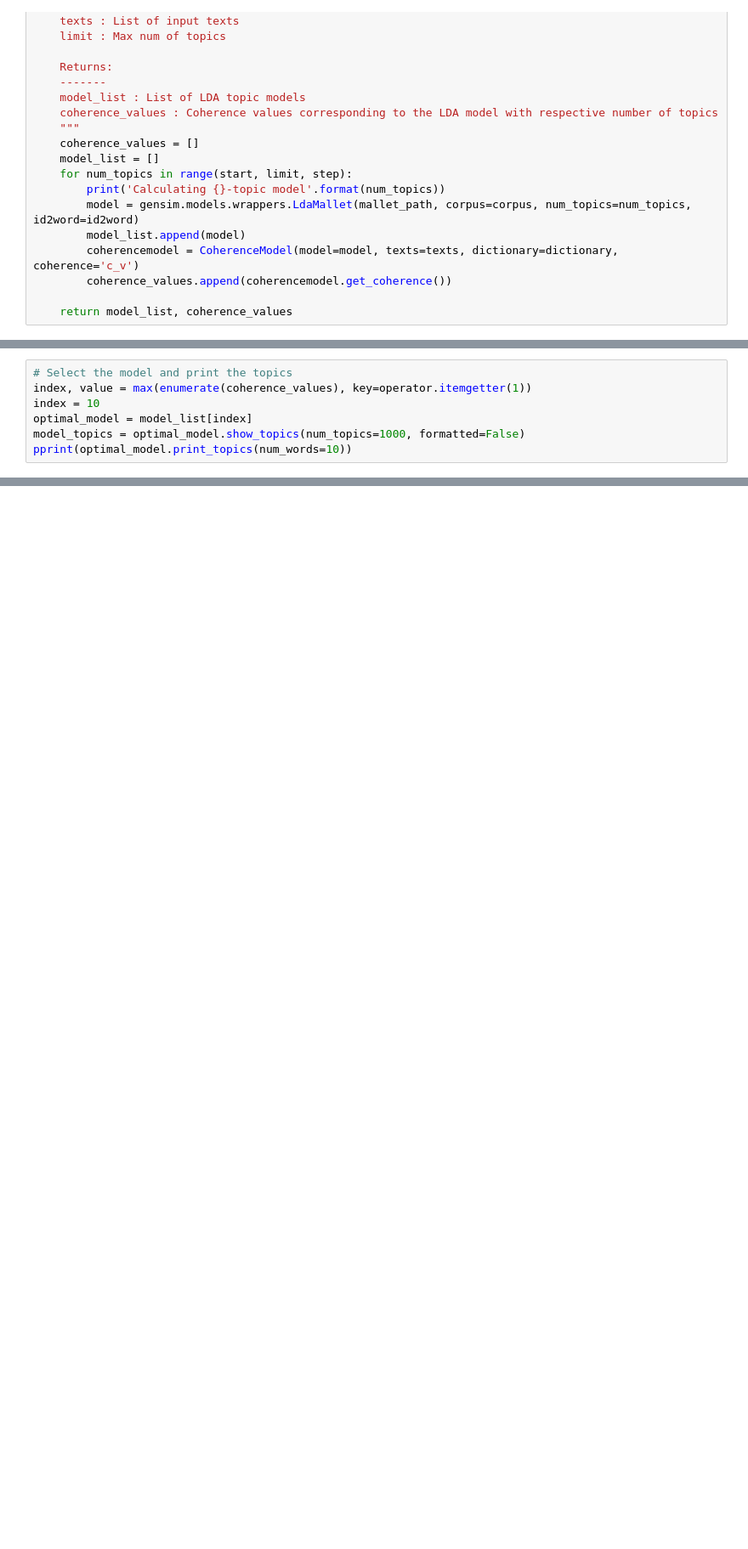
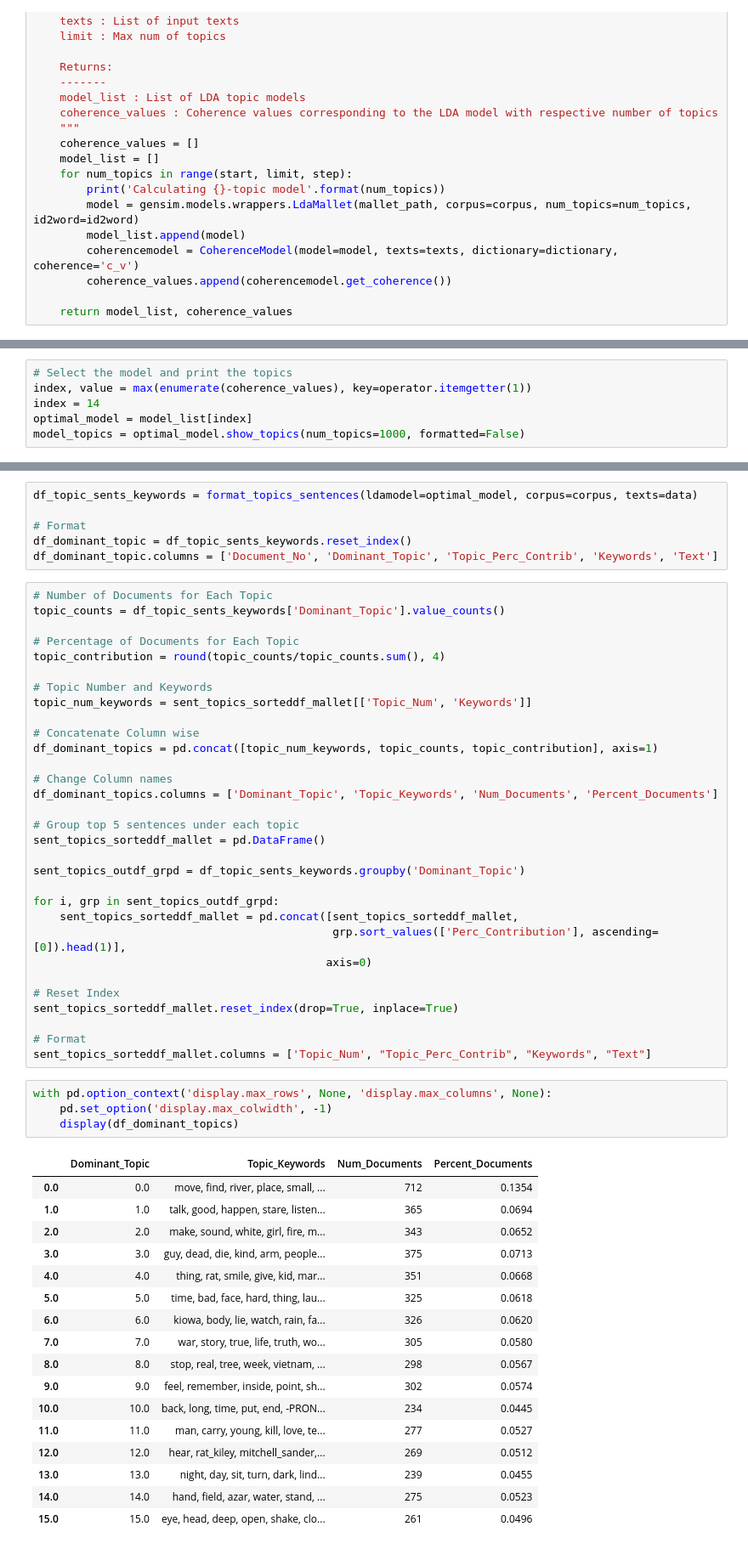
Before and after one commit to forensx/tttc_topicanalysis, a Jupyter notebook: GuidedLDA_Prep/TestBook.ipynb, the cells around one changed output, grey strips where cells are left out. Shown at 85% size. Drawn from its saved outputs; the diff is of its cells as text; blank space fills up the shorter version.

Commit message:
working model

```diff
--- a/GuidedLDA_Prep/TestBook.ipynb
+++ b/GuidedLDA_Prep/TestBook.ipynb
@@ -277,7 +329,6 @@ NameError: name 'coherence_values' is not defined
 # %%
 # Select the model and print the topics
 index, value = max(enumerate(coherence_values), key=operator.itemgetter(1))
-index = 10
+index = 14
 optimal_model = model_list[index]
 model_topics = optimal_model.show_topics(num_topics=1000, formatted=False)
-pprint(optimal_model.print_topics(num_words=10))
@@ -283,0 +473,59 @@ pprint(optimal_model.print_topics(num_words=10))
+# %%
+df_topic_sents_keywords = format_topics_sentences(ldamodel=optimal_model, corpus=corpus, texts=data)
+
+# Format
+df_dominant_topic = df_topic_sents_keywords.reset_index()
+df_dominant_topic.columns = ['Document_No', 'Dominant_Topic', 'Topic_Perc_Contrib', 'Keywords', 'Text']
+# %%
+# Number of Documents for Each Topic
+topic_counts = df_topic_sents_keywords['Dominant_Topic'].value_counts()
+
+# Percentage of Documents for Each Topic
+topic_contribution = round(topic_counts/topic_counts.sum(), 4)
+
+# Topic Number and Keywords
+topic_num_keywords = sent_topics_sorteddf_mallet[['Topic_Num', 'Keywords']]
+
+# Concatenate Column wise
+df_dominant_topics = pd.concat([topic_num_keywords, topic_counts, topic_contribution], axis=1)
+
+# Change Column names
+df_dominant_topics.columns = ['Dominant_Topic', 'Topic_Keywords', 'Num_Documents', 'Percent_Documents']
+
+# Group top 5 sentences under each topic
+sent_topics_sorteddf_mallet = pd.DataFrame()
+
+sent_topics_outdf_grpd = df_topic_sents_keywords.groupby('Dominant_Topic')
+
+for i, grp in sent_topics_outdf_grpd:
+    sent_topics_sorteddf_mallet = pd.concat([sent_topics_sorteddf_mallet,
+                                             grp.sort_values(['Perc_Contribution'], ascending=[0]).head(1)],
+                                            axis=0)
+
+# Reset Index
+sent_topics_sorteddf_mallet.reset_index(drop=True, inplace=True)
+
+# Format
+sent_topics_sorteddf_mallet.columns = ['Topic_Num', "Topic_Perc_Contrib", "Keywords", "Text"]
+# %%
+with pd.option_context('display.max_rows', None, 'display.max_columns', None):
+    pd.set_option('display.max_colwidth', -1)
+    display(df_dominant_topics)
+# %% [output]
+|  | Dominant_Topic | Topic_Keywords | Num_Documents | Percent_Documents |
+| 0.0 | 0.0 | move, find, river, place, small, ... | 712 | 0.1354 |
+| 1.0 | 1.0 | talk, good, happen, stare, listen... | 365 | 0.0694 |
+| 2.0 | 2.0 | make, sound, white, girl, fire, m... | 343 | 0.0652 |
+| 3.0 | 3.0 | guy, dead, die, kind, arm, people... | 375 | 0.0713 |
+| 4.0 | 4.0 | thing, rat, smile, give, kid, mar... | 351 | 0.0668 |
+| 5.0 | 5.0 | time, bad, face, hard, thing, lau... | 325 | 0.0618 |
+| 6.0 | 6.0 | kiowa, body, lie, watch, rain, fa... | 326 | 0.0620 |
+| 7.0 | 7.0 | war, story, true, life, truth, wo... | 305 | 0.0580 |
+| 8.0 | 8.0 | stop, real, tree, week, vietnam, ... | 298 | 0.0567 |
+| 9.0 | 9.0 | feel, remember, inside, point, sh... | 302 | 0.0574 |
+| 10.0 | 10.0 | back, long, time, put, end, -PRON... | 234 | 0.0445 |
+| 11.0 | 11.0 | man, carry, young, kill, love, te... | 277 | 0.0527 |
+| 12.0 | 12.0 | hear, rat_kiley, mitchell_sander,... | 269 | 0.0512 |
+| 13.0 | 13.0 | night, day, sit, turn, dark, lind... | 239 | 0.0455 |
+| 14.0 | 14.0 | hand, field, azar, water, stand, ... | 275 | 0.0523 |
+| 15.0 | 15.0 | eye, head, deep, open, shake, clo... | 261 | 0.0496 |
```
Also changed, not shown: parts of 9 cells of this notebook.
